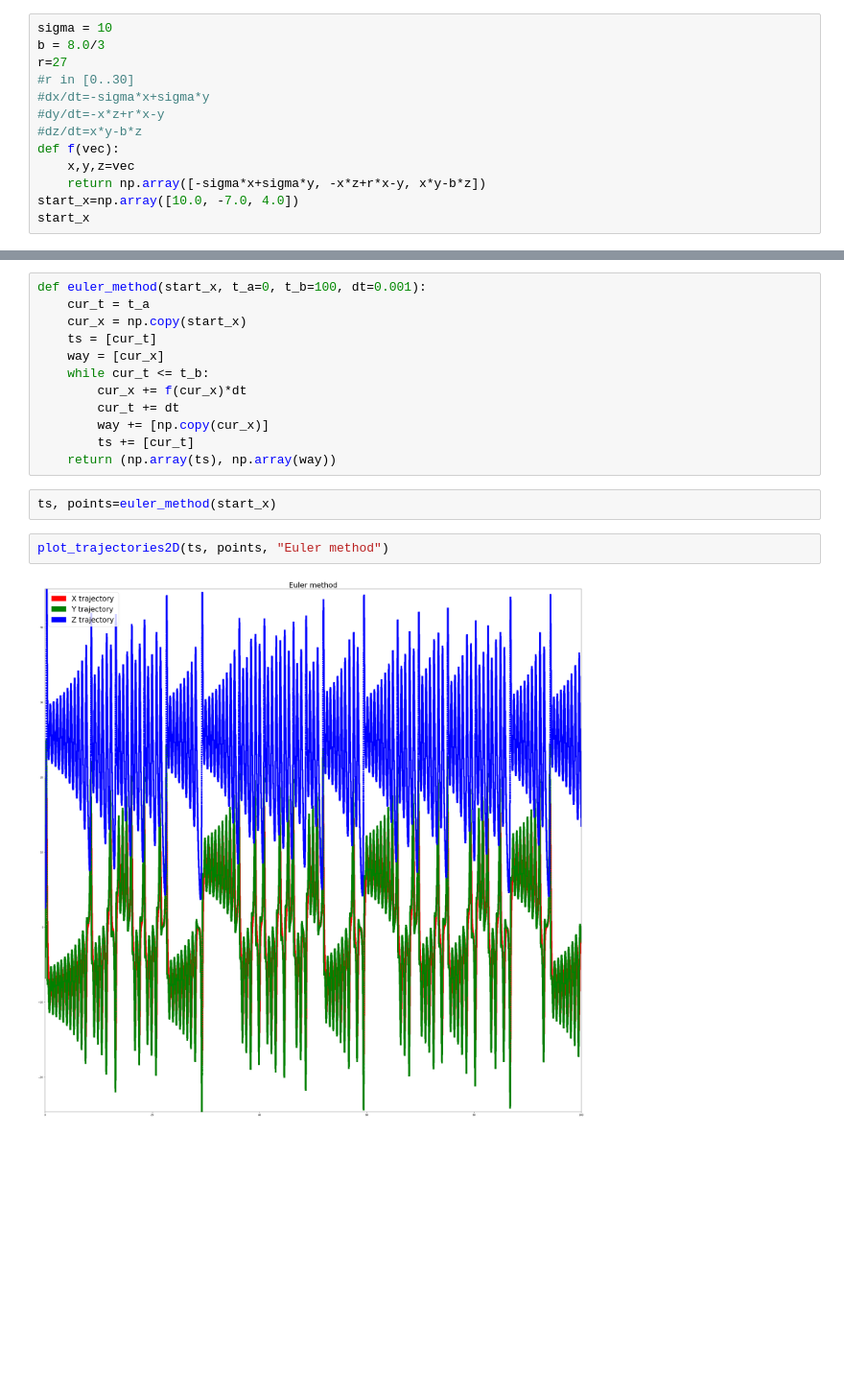
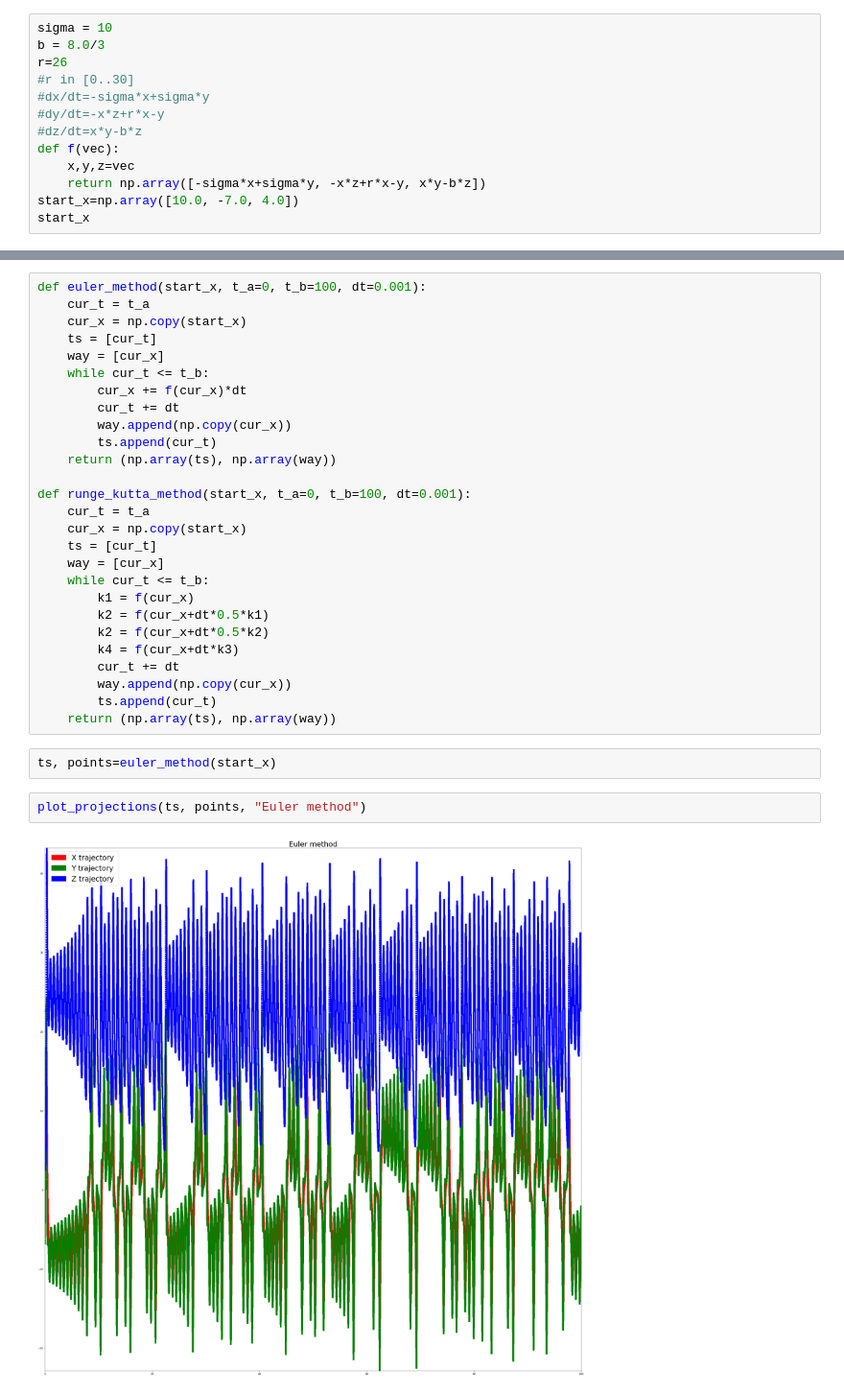
Before and after one commit to burakov28/CP-homeworks, a Jupyter notebook: LorentzSystem.ipynb, the cells around one changed output, grey strips where cells are left out. Shown at 96% size. Saved outputs shown, nothing was run; the diff lists cells and outputs as text; blank space fills up the shorter version.

Commit message:
add runge kutta

```diff
--- a/LorentzSystem.ipynb
+++ b/LorentzSystem.ipynb
@@ -33,7 +33,7 @@ def plot3D(points, method_name):
 # %%
 sigma = 10
 b = 8.0/3
-r=27
+r=26
 #r in [0..30]
 #dx/dt=-sigma*x+sigma*y
 #dy/dt=-x*z+r*x-y
@@ -54,15 +54,30 @@ def euler_method(start_x, t_a=0, t_b=100, dt=0.001):
     while cur_t <= t_b:
         cur_x += f(cur_x)*dt
         cur_t += dt
-        way += [np.copy(cur_x)]
-        ts += [cur_t]
+        way.append(np.copy(cur_x))
+        ts.append(cur_t)
     return (np.array(ts), np.array(way))
+
+def runge_kutta_method(start_x, t_a=0, t_b=100, dt=0.001):
+    cur_t = t_a
+    cur_x = np.copy(start_x)
+    ts = [cur_t]
+    way = [cur_x]
+    while cur_t <= t_b:
+        k1 = f(cur_x)
+        k2 = f(cur_x+dt*0.5*k1)
+        k2 = f(cur_x+dt*0.5*k2)
+        k4 = f(cur_x+dt*k3)
+        cur_t += dt
+        way.append(np.copy(cur_x))
+        ts.append(cur_t)
+    return (np.array(ts), np.array(way))
 # %%
 ts, points=euler_method(start_x)
 # %%
-plot_trajectories2D(ts, points, "Euler method")
+plot_projections(ts, points, "Euler method")
 # %% [output]
-[figure, old version]
+[figure, new version]
 # %%
 plot3D(points,'Euler method')
 # %% [output]
```
Also changed, not shown: parts of 2 cells of this notebook.
